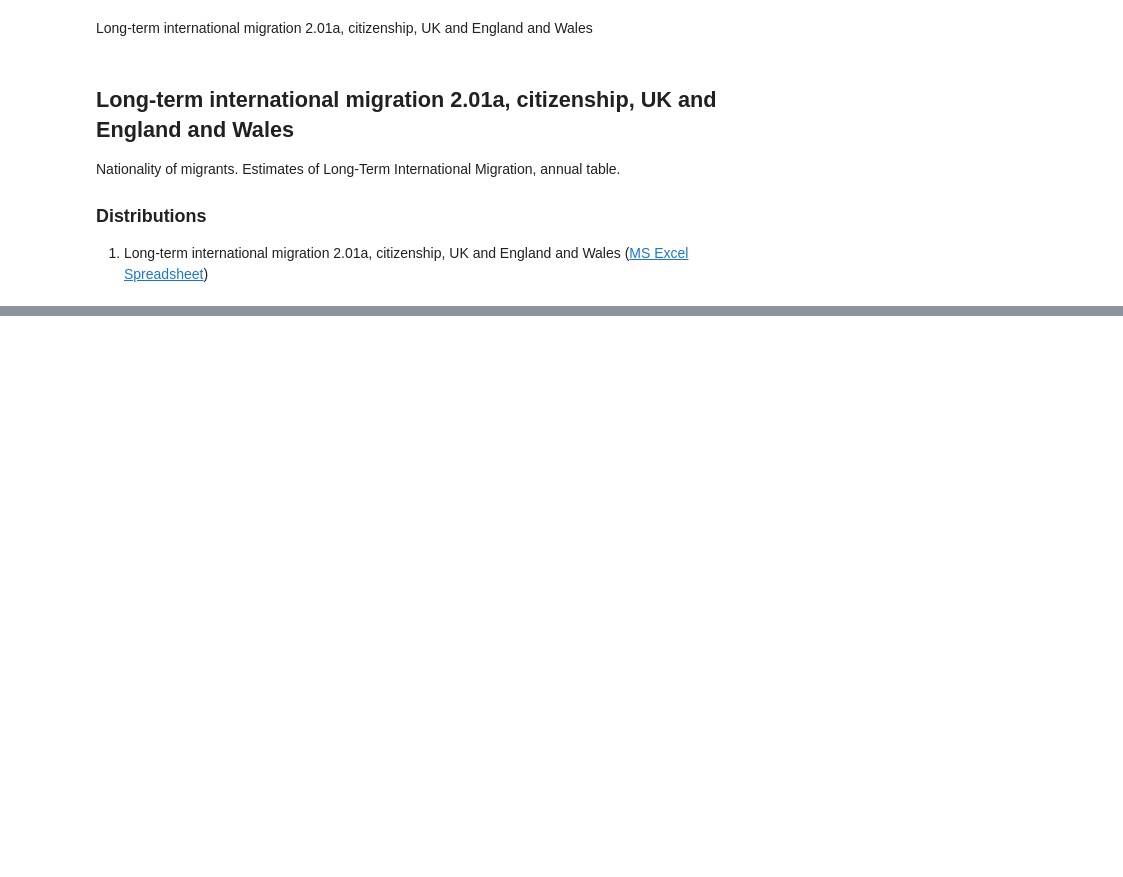
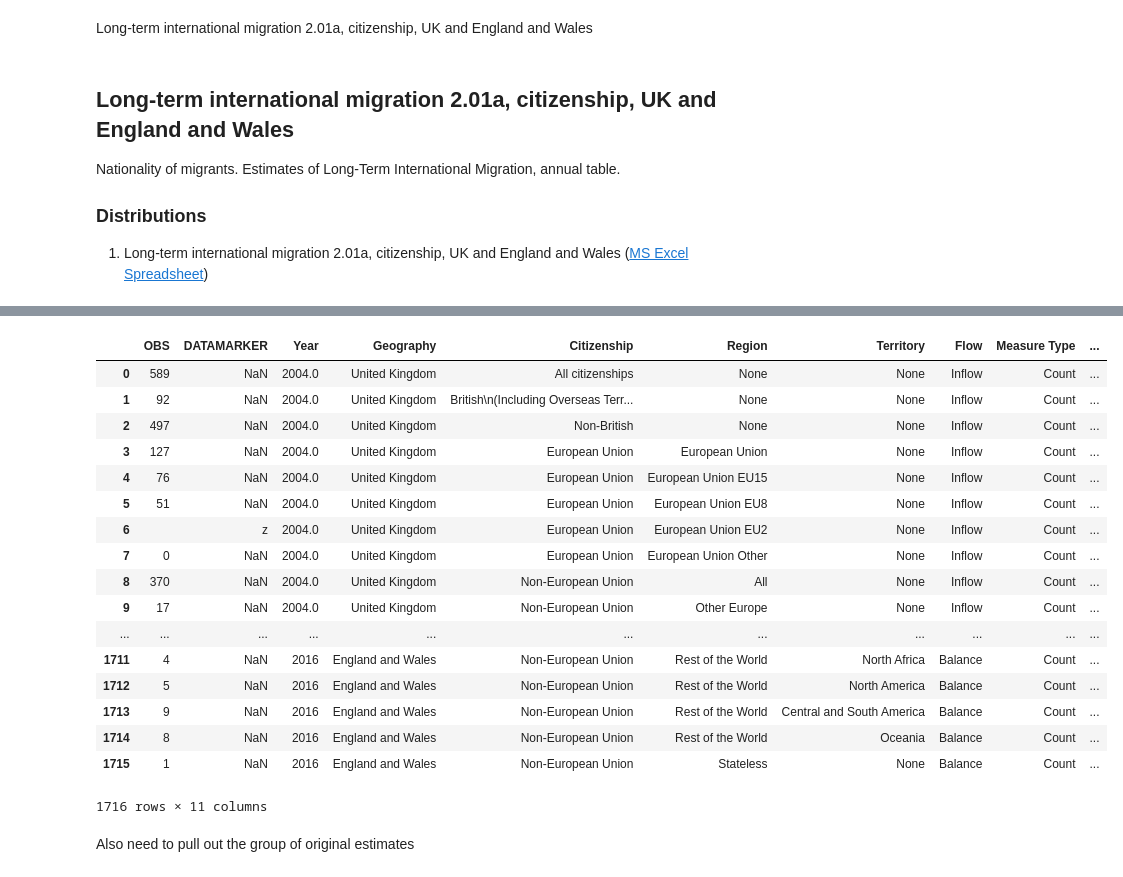
Before and after one commit to GSS-Cogs/ONS-LTIM-citizenship, a Jupyter notebook: Long-term international migration 2.01a tidydata.ipynb, the cells around one changed output, grey strips where cells are left out. Saved outputs shown, nothing was run; the diff lists cells and outputs as text; code cells hidden in the pictures; blank space fills up the shorter version.

```diff
--- a/Long-term international migration 2.01a tidydata.ipynb
+++ b/Long-term international migration 2.01a tidydata.ipynb
@@ -470,0 +61,30 @@ with open(destinationFolder / 'dataset.trig', 'wb') as metadata:
+# %%
+CI = observations.shift(RIGHT)
+Citizenship = tab.excel_ref('B12').expand(RIGHT).is_not_blank()
+Citizenship_dim = HDim(Citizenship, 'Citizenship', CLOSEST, LEFT)
+Citizenship_dim.AddCellValueOverride('European Union2', 'European Union')
+Citizenship_dim.AddCellValueOverride('Non-European Union3', 'Non-European Union')
+Region = tab.excel_ref('I13').expand(RIGHT).is_not_blank()
+Region_dim = HDim(Region, 'Region', CLOSEST, LEFT)
+Region_dim.AddCellValueOverride('European Union2', 'European Union')
+Region_dim.AddCellValueOverride('All3', 'All')
+Region_dim.AddCellValueOverride('Other Europe3', 'Other Europe')
+Territory = tab.excel_ref('X14').expand(RIGHT).is_not_blank() - tab.excel_ref('AX14').expand(RIGHT).is_not_blank()
+Geography = tab.excel_ref('A').expand(DOWN).one_of(['United Kingdom', 'England and Wales'])
+Flow = tab.excel_ref('A').expand(DOWN).one_of(['Inflow', 'Outflow', 'Balance'])
+Year = tab.filter('Year').fill(DOWN) & \
+    observations.fill(LEFT) # tab.filter('Year').fill(DOWN).is_number() #excel_ref('A12').expand(DOWN) - Geography - Flow - tab.excel_ref('A116').expand(DOWN)
+Revision = tab.excel_ref('AX14').expand(RIGHT).is_not_blank()
+
+csObs = ConversionSegment(observations, [
+    HDim(Year,'Year',DIRECTLY,LEFT),
+    HDim(Geography,'Geography',CLOSEST,ABOVE),
+    Citizenship_dim,
+    Region_dim,
+    HDim(Territory,'Territory',DIRECTLY,ABOVE),
+    HDim(Flow,'Flow',CLOSEST,ABOVE),
+    HDimConst('Measure Type', 'Count'),
+    HDimConst('Unit','People (thousands)'),
+    HDim(CI,'CI',DIRECTLY,RIGHT)
+])
+savepreviewhtml(csObs)
@@ -470,0 +110,24 @@ with open(destinationFolder / 'dataset.trig', 'wb') as metadata:
+# %%
+tidy_revised = csObs.topandas()
+tidy_revised
+# %% [output]
+|  | OBS | DATAMARKER | Year | Geography | Citizenship | Region | Territory | Flow | Measure Type | ... |
+| 0 | 589 | NaN | 2004.0 | United Kingdom | All citizenships | None | None | Inflow | Count | ... |
+| 1 | 92 | NaN | 2004.0 | United Kingdom | British\n(Including Overseas Terr... | None | None | Inflow | Count | ... |
+| 2 | 497 | NaN | 2004.0 | United Kingdom | Non-British | None | None | Inflow | Count | ... |
+| 3 | 127 | NaN | 2004.0 | United Kingdom | European Union | European Union | None | Inflow | Count | ... |
+| 4 | 76 | NaN | 2004.0 | United Kingdom | European Union | European Union EU15 | None | Inflow | Count | ... |
+| 5 | 51 | NaN | 2004.0 | United Kingdom | European Union | European Union EU8 | None | Inflow | Count | ... |
+| 6 |  | z | 2004.0 | United Kingdom | European Union | European Union EU2 | None | Inflow | Count | ... |
+| 7 | 0 | NaN | 2004.0 | United Kingdom | European Union | European Union Other | None | Inflow | Count | ... |
+| 8 | 370 | NaN | 2004.0 | United Kingdom | Non-European Union | All | None | Inflow | Count | ... |
+| 9 | 17 | NaN | 2004.0 | United Kingdom | Non-European Union | Other Europe | None | Inflow | Count | ... |
+| ... | ... | ... | ... | ... | ... | ... | ... | ... | ... | ... |
+| 1711 | 4 | NaN | 2016 | England and Wales | Non-European Union | Rest of the World | North Africa | Balance | Count | ... |
+| 1712 | 5 | NaN | 2016 | England and Wales | Non-European Union | Rest of the World | North America | Balance | Count | ... |
+| 1713 | 9 | NaN | 2016 | England and Wales | Non-European Union | Rest of the World | Central and South America | Balance | Count | ... |
+| 1714 | 8 | NaN | 2016 | England and Wales | Non-European Union | Rest of the World | Oceania | Balance | Count | ... |
+| 1715 | 1 | NaN | 2016 | England and Wales | Non-European Union | Stateless | None | Balance | Count | ... |
+1716 rows × 11 columns
+# %% [markdown]
+Also need to pull out the group of original estimates
```
Also changed, not shown: parts of 93 cells of this notebook.
